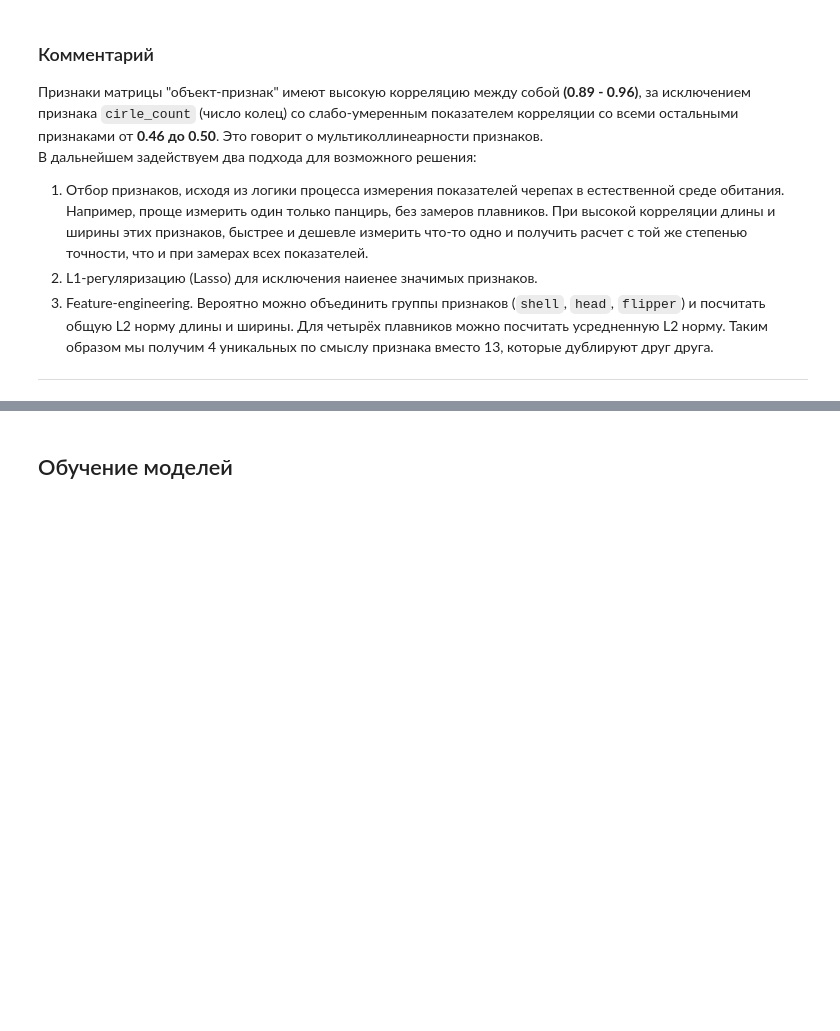
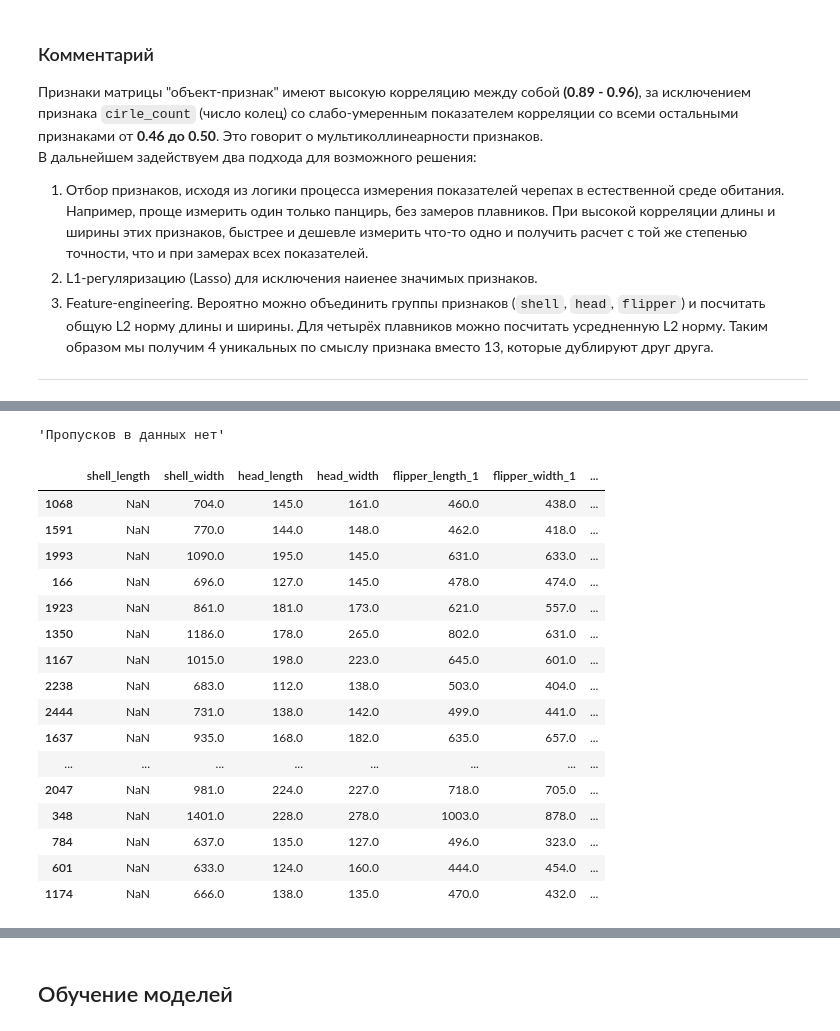
Before and after one commit to TemaQDX/project_turtle, a Jupyter notebook: project_turtle_sprint_10_Artem_Burov.ipynb, the cells around one changed output, grey strips where cells are left out. Saved outputs shown, nothing was run; the diff lists cells and outputs as text; code cells hidden in the pictures; blank space fills up the shorter version.

```diff
--- a/project_turtle_sprint_10_Artem_Burov.ipynb
+++ b/project_turtle_sprint_10_Artem_Burov.ipynb
@@ -608,0 +673,24 @@ ___________
+# %%
+show_missing_stats(y)
+# %% [output]
+'Пропусков в данных нет'
+# %%
+X_train[X_train['shell_length'].isna()]
+# %% [output]
+|  | shell_length | shell_width | head_length | head_width | flipper_length_1 | flipper_width_1 | ... |
+| 1068 | NaN | 704.0 | 145.0 | 161.0 | 460.0 | 438.0 | ... |
+| 1591 | NaN | 770.0 | 144.0 | 148.0 | 462.0 | 418.0 | ... |
+| 1993 | NaN | 1090.0 | 195.0 | 145.0 | 631.0 | 633.0 | ... |
+| 166 | NaN | 696.0 | 127.0 | 145.0 | 478.0 | 474.0 | ... |
+| 1923 | NaN | 861.0 | 181.0 | 173.0 | 621.0 | 557.0 | ... |
+| 1350 | NaN | 1186.0 | 178.0 | 265.0 | 802.0 | 631.0 | ... |
+| 1167 | NaN | 1015.0 | 198.0 | 223.0 | 645.0 | 601.0 | ... |
+| 2238 | NaN | 683.0 | 112.0 | 138.0 | 503.0 | 404.0 | ... |
+| 2444 | NaN | 731.0 | 138.0 | 142.0 | 499.0 | 441.0 | ... |
+| 1637 | NaN | 935.0 | 168.0 | 182.0 | 635.0 | 657.0 | ... |
+| ... | ... | ... | ... | ... | ... | ... | ... |
+| 2047 | NaN | 981.0 | 224.0 | 227.0 | 718.0 | 705.0 | ... |
+| 348 | NaN | 1401.0 | 228.0 | 278.0 | 1003.0 | 878.0 | ... |
+| 784 | NaN | 637.0 | 135.0 | 127.0 | 496.0 | 323.0 | ... |
+| 601 | NaN | 633.0 | 124.0 | 160.0 | 444.0 | 454.0 | ... |
+| 1174 | NaN | 666.0 | 138.0 | 135.0 | 470.0 | 432.0 | ... |
```
Also changed, not shown: parts of 38 cells of this notebook.
